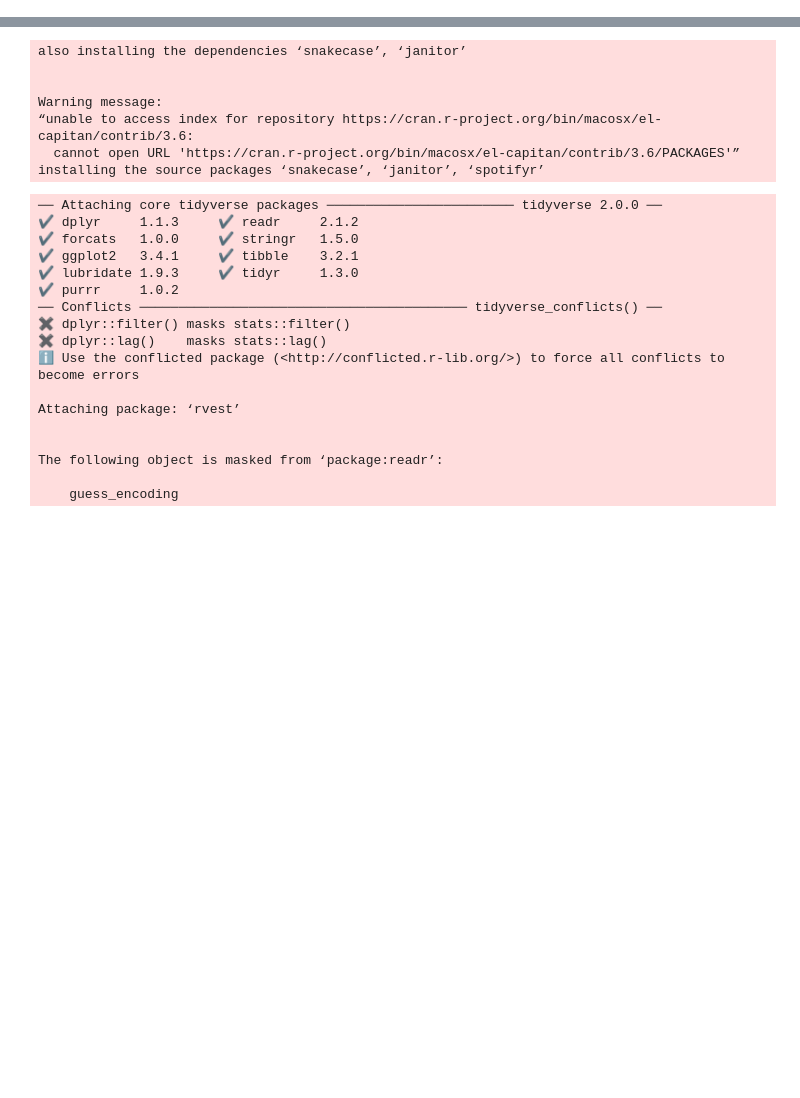
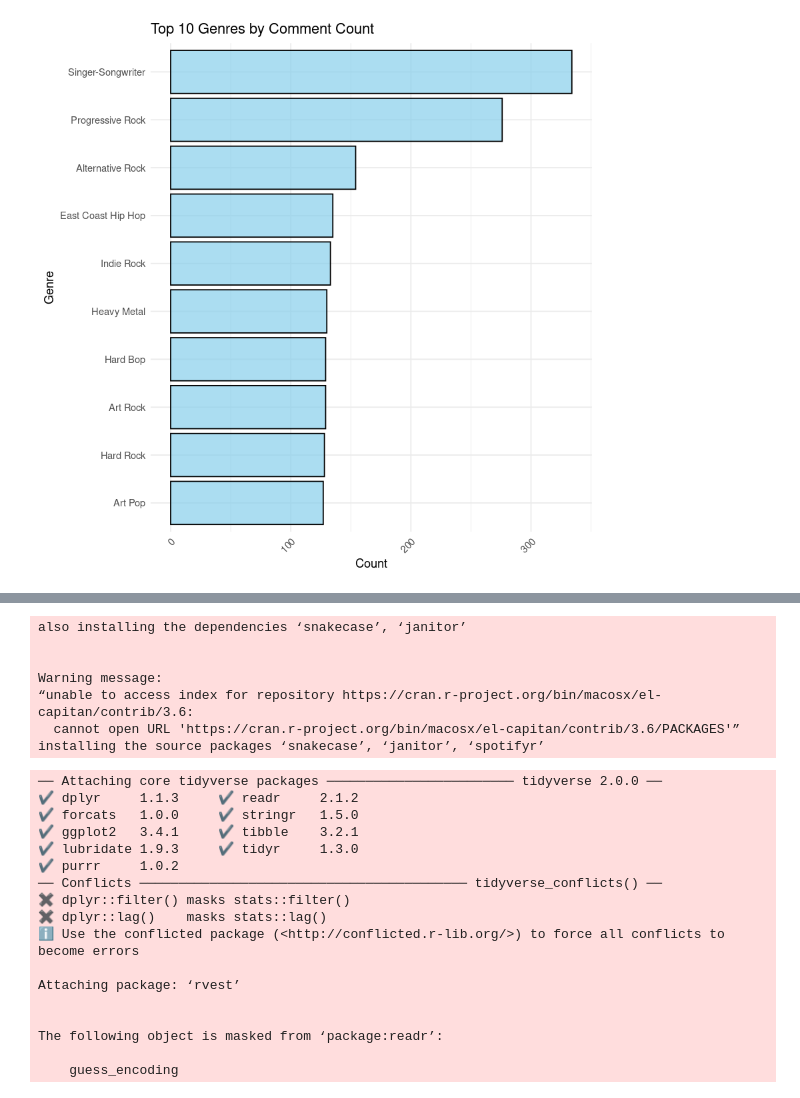
Before and after one commit to ryan-mooore/data201, a Jupyter notebook: story.ipynb, the cells around one changed output, grey strips where cells are left out. Saved outputs shown, nothing was run; the diff lists cells and outputs as text; code cells hidden in the pictures; blank space fills up the shorter version.

```diff
--- a/story.ipynb
+++ b/story.ipynb
@@ -0,0 +308,30 @@
+# %%
+# Separate rows where genre contains commas or another delimiter
+all_data_separated <- all_data %>%
+  separate_rows(Genres, sep = ",") %>%   # Replace "," with your delimiter if different
+  mutate(Genres = trimws(Genres))   # Remove any white space
+
+# Now, re-calculate the genre count
+genre_count <- all_data_separated %>%
+  group_by(Genres) %>%
+  summarise(Count = n()) %>%
+  arrange(-Count)
+
+# Select the top 10 genres with the most comments
+top_10_genres <- head(genre_count, 10)$Genres
+
+# Filter the data to include only these top 10 genres
+filtered_data <- all_data_separated %>%
+  filter(Genres %in% top_10_genres)
+# %%
+# Create a horizontal bar chart for the top 10 genres, ordered from highest to lowest
+p_histogram <- ggplot(filtered_data, aes(y = fct_reorder(Genres, Genres, .fun = length))) +
+  geom_bar(fill = "skyblue", color = "black", alpha = 0.7) +
+  labs(title = "Top 10 Genres by Comment Count", x = "Count", y = "Genre") +
+  theme_minimal() +
+  theme(axis.text.x = element_text(angle = 45, hjust = 1))
+
+# Display the bar chart
+print(p_histogram)
+# %% [output]
+[figure, added]
```
Also changed, not shown: parts of 31 cells of this notebook.
